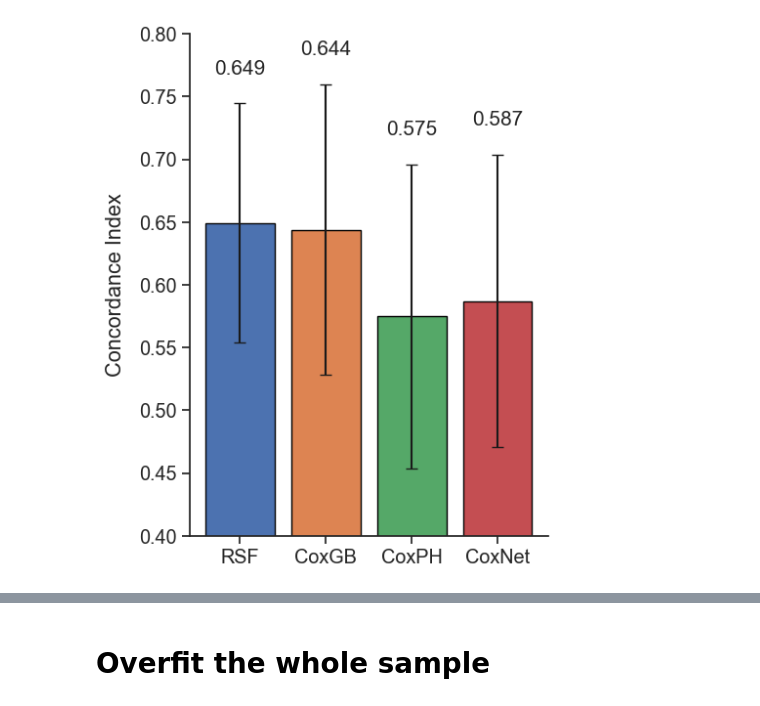
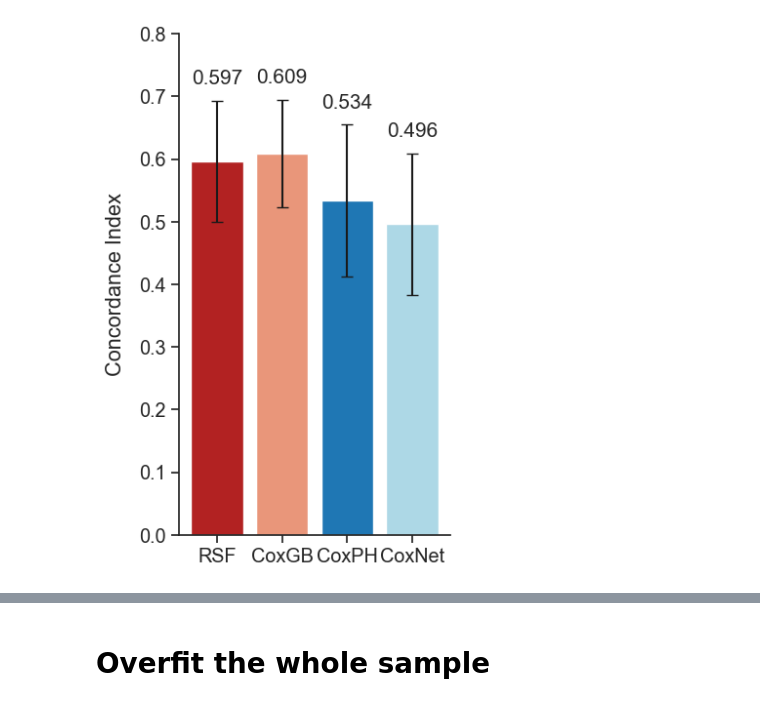
Before and after one commit to emileDesmaili/enso-famine-paper, a Jupyter notebook: analysis notebooks/ENSO_Famines_MLSurvival.ipynb, the cells around one changed output, grey strips where cells are left out. Drawn from its saved outputs; the diff is of its cells as text; code cells hidden in the pictures.

```diff
--- a/analysis notebooks/ENSO_Famines_MLSurvival.ipynb
+++ b/analysis notebooks/ENSO_Famines_MLSurvival.ipynb
@@ -35,12 +35,14 @@ famine['event_observed'] = True
 # Select relevant features
 features = [
   "avg_nino34", "avg_temp_summer", "avg_temp_winter", "avg_precip_winter",
-   "avg_PDSI",
+   "avg_PDSI","avg_Deaths",
    "avg_ongoing_wars"
 
 ]
 
 X = famine[features]
+#standardize features
+X = (X - X.mean()) / X.std()
 y = Surv.from_dataframe("event_observed", "duration", famine.loc[X.index])
 
 # Train/test split
@@ -140,30 +162,31 @@ Lasso Cox:   0.5871 ± 0.1166
 # %%
 sns.set(style="ticks", font_scale=1.3)
 
-plt.figure(figsize=(5, 6))
+plt.figure(figsize=(4, 6))
 methods = ["RSF", "CoxGB", "CoxPH", "CoxNet"]
 means = [rsf_cindex_mean, gbsa_cindex_mean, coxph_cindex_mean, lasso_cindex_mean]
 errors = [rsf_cindex_std, gbsa_cindex_std, coxph_cindex_std, lasso_cindex_std]
-colors = ["#4c72b0", "#dd8452", "#55a868", "#c44e52"]
+colors = ["firebrick", "darksalmon", "tab:blue", "lightblue"]
 
 bars = plt.bar(
     methods, means, yerr=errors, capsize=4,
-    color=colors, edgecolor="black"
+    color=colors, edgecolor=None
 )
 
 # Add values above the error bars
 for bar, mean, err in zip(bars, means, errors):
     top = mean + err
     plt.text(
         bar.get_x() + bar.get_width() / 2, top + 0.02,  # position slightly above error bar
         f"{mean:.3f}", ha='center', va='bottom', fontsize=15
     )
 
 plt.ylabel("Concordance Index", labelpad=10)
 plt.xticks(rotation=0)
-plt.ylim(0.4, 0.8)  # Adjust based on your data
+plt.ylim(0, 0.8)  # Adjust based on your data
 plt.tight_layout()
 sns.despine()
+plt.savefig("../figures/plots/ML_CI_nestedCV.pdf", dpi=300)
 plt.show()
 # %% [output]
-[figure, old version]
+[figure, new version]
```
Also changed, not shown: parts of 19 cells of this notebook, 3 other files.
